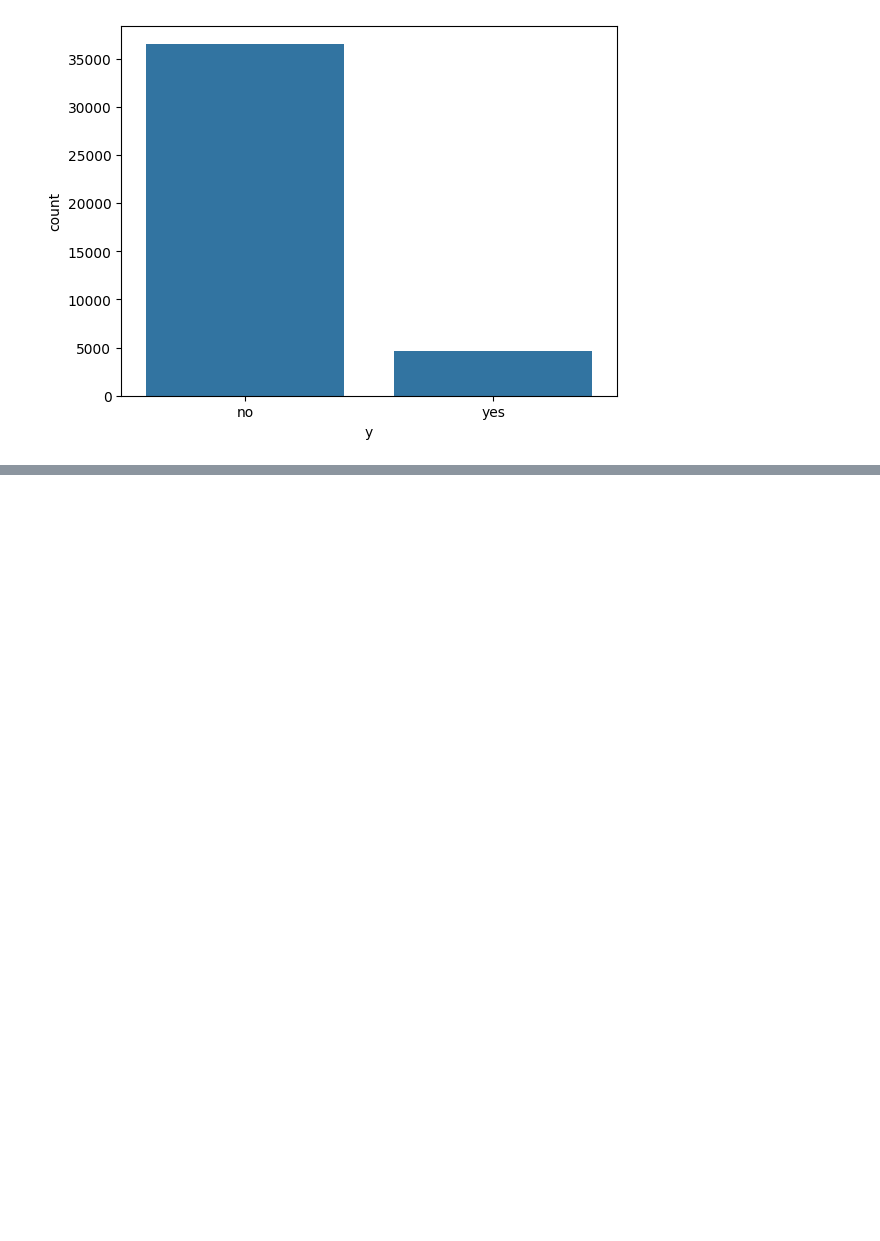
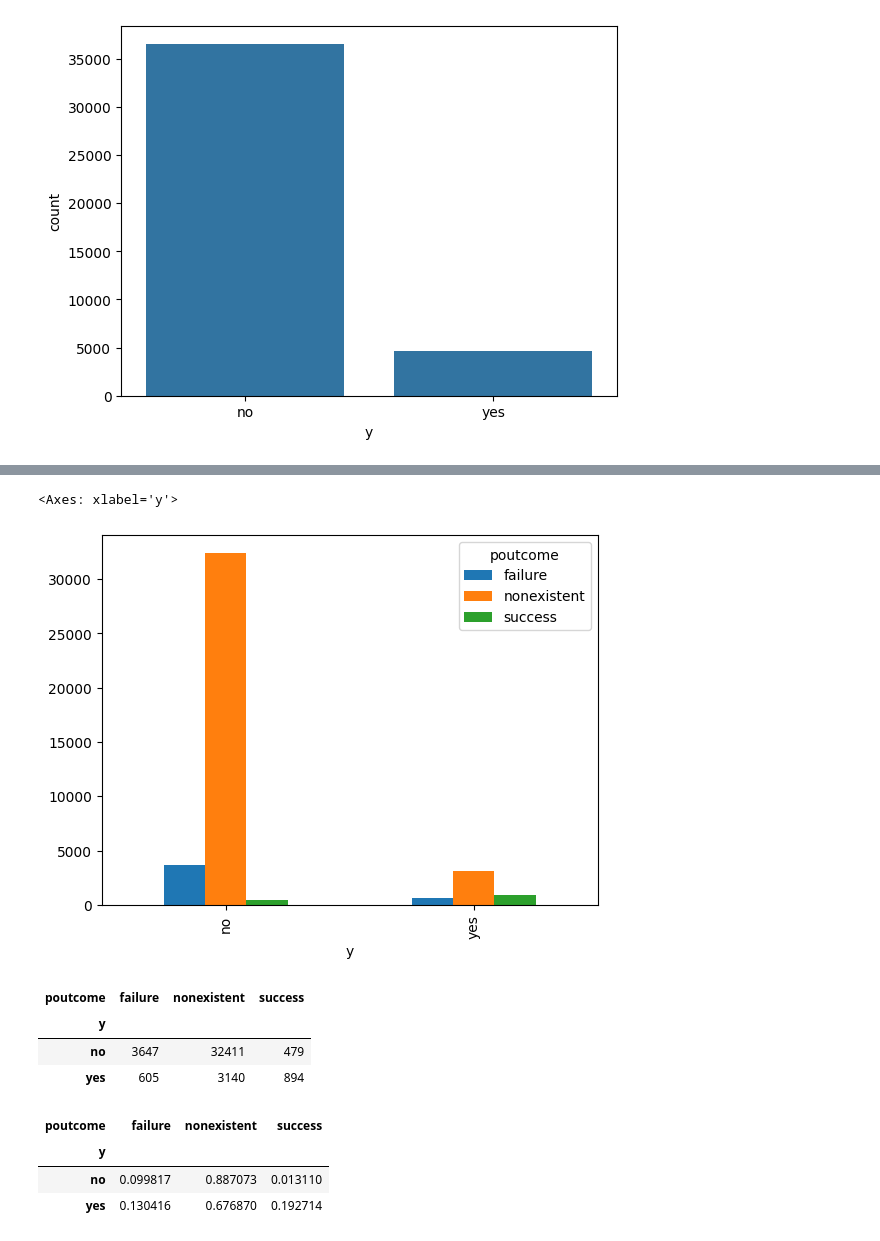
Before and after one commit to TaeyoonKim-DS/10-MLOps-Challenge, a Jupyter notebook: Banking_marketing/case.ipynb, the cells around one changed output, grey strips where cells are left out. Saved outputs shown, nothing was run; the diff lists cells and outputs as text; code cells hidden in the pictures; blank space fills up the shorter version.

```diff
--- a/Banking_marketing/case.ipynb
+++ b/Banking_marketing/case.ipynb
@@ -242,0 +266,20 @@ sns.countplot(x=target_column, data=df)
+# %%
+df_poutcome_dependent = pd.crosstab(df[target_column], df[list_categorical_columns[-1]])
+df_poutcome_dependent.plot(kind='bar')
+# %% [output]
+<Axes: xlabel='y'>
+[figure, added]
+# %%
+pd.crosstab(df[target_column], df[list_categorical_columns[-1]])
+# %% [output]
+| poutcome | failure | nonexistent | success |
+| y |  |  |  |
+| no | 3647 | 32411 | 479 |
+| yes | 605 | 3140 | 894 |
+# %%
+pd.crosstab(df[target_column], df[list_categorical_columns[-1]], normalize='index')
+# %% [output]
+| poutcome | failure | nonexistent | success |
+| y |  |  |  |
+| no | 0.099817 | 0.887073 | 0.013110 |
+| yes | 0.130416 | 0.676870 | 0.192714 |
```
Also changed, not shown: parts of 37 cells of this notebook, 3 other files.
